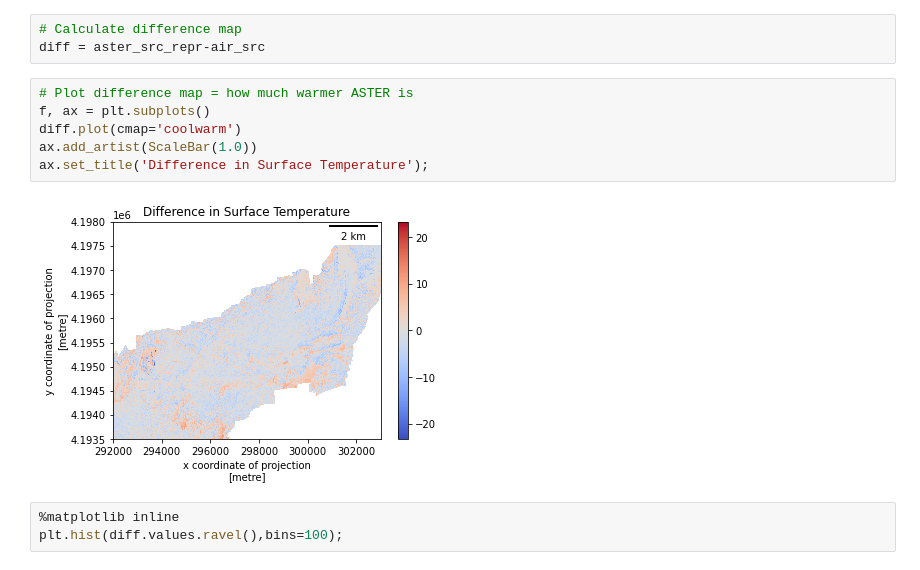
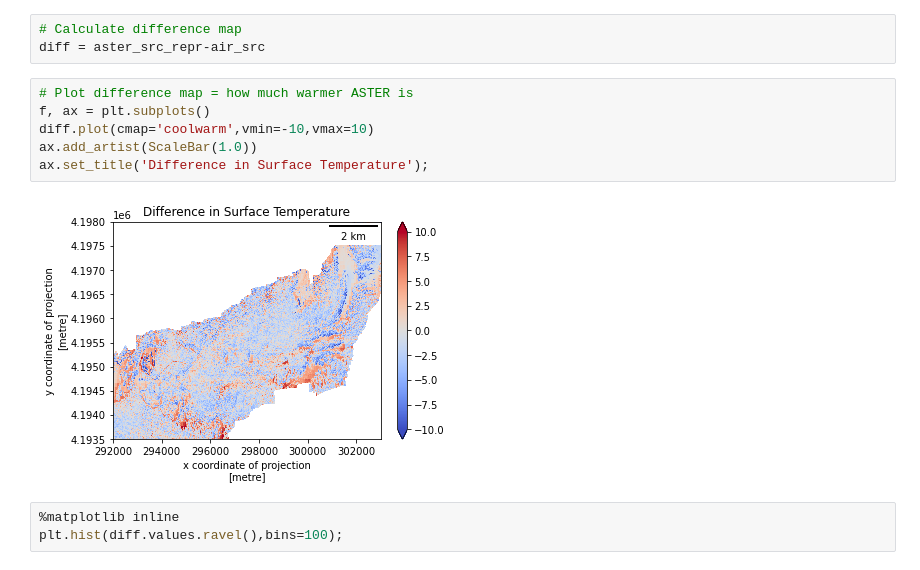
Before and after one commit to UW-GDA/aster-thermal, a Jupyter notebook: scratch2.ipynb, the cells around one changed output. Drawn from its saved outputs; the diff is of its cells as text.

```diff
--- a/scratch2.ipynb
+++ b/scratch2.ipynb
@@ -66,11 +66,11 @@ diff = aster_src_repr-air_src
 # %%
 # Plot difference map = how much warmer ASTER is
 f, ax = plt.subplots()
-diff.plot(cmap='coolwarm')
+diff.plot(cmap='coolwarm',vmin=-10,vmax=10)
 ax.add_artist(ScaleBar(1.0))
 ax.set_title('Difference in Surface Temperature');
 # %% [output]
-[figure, old version]
+[figure, new version]
 # %%
 %matplotlib inline
 plt.hist(diff.values.ravel(),bins=100);
```
Also changed, not shown: parts of 10 cells of this notebook.
